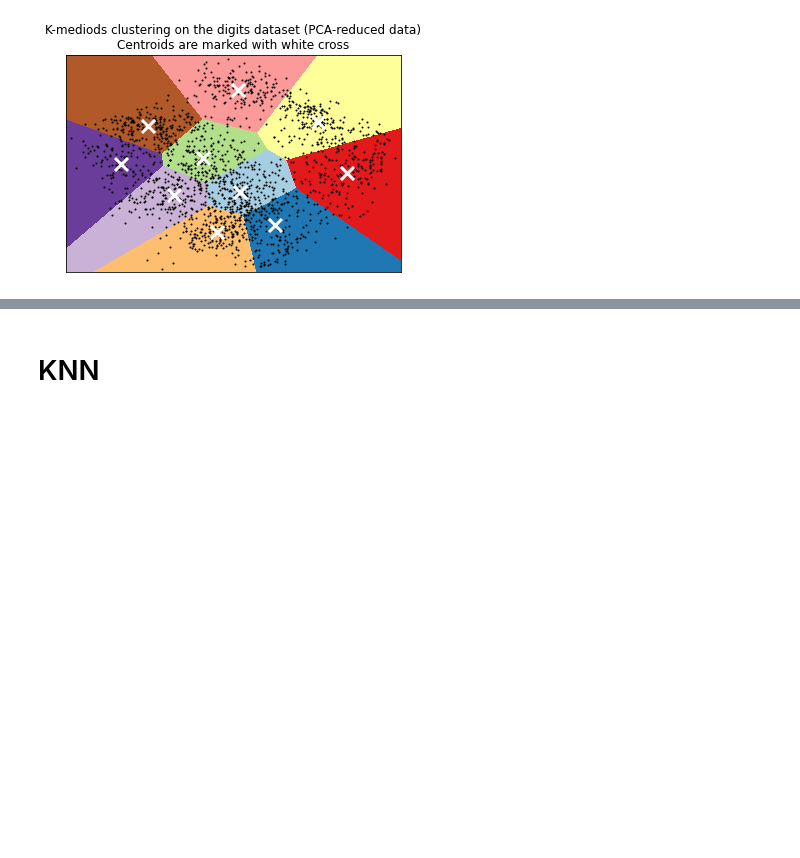
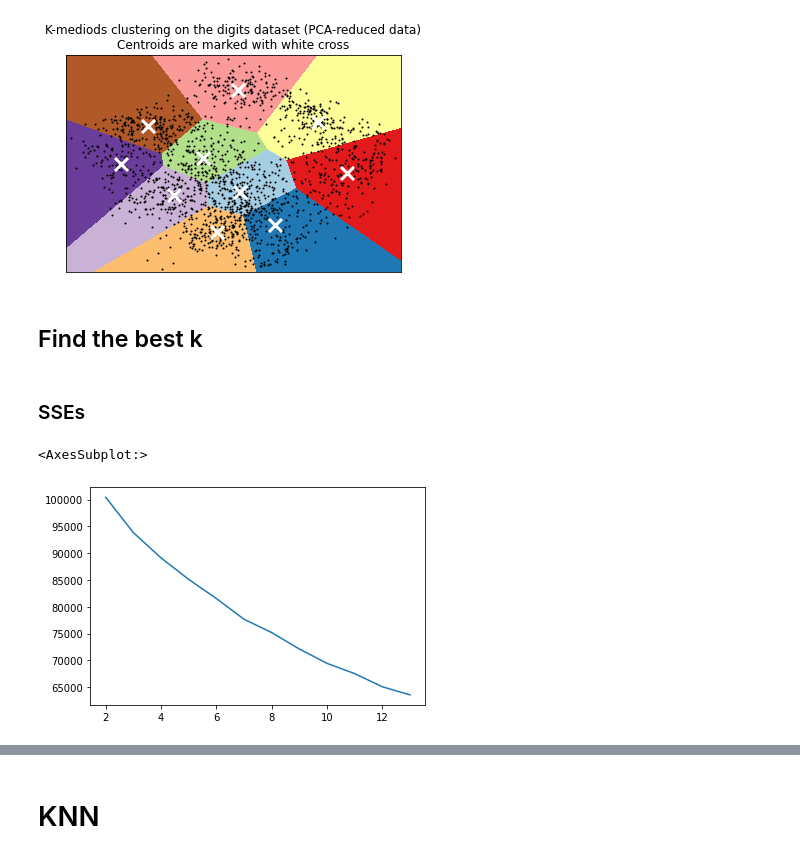
Before and after one commit to mjost5v/cs403-demo-notebooks, a Jupyter notebook: Clustering.ipynb, the cells around one changed output, grey strips where cells are left out. Drawn from its saved outputs; the diff is of its cells as text; code cells hidden in the pictures; blank space fills up the shorter version.

Commit message:
Updating Clustering notebook

```diff
--- a/Clustering.ipynb
+++ b/Clustering.ipynb
@@ -168,3 +171,27 @@ plt.yticks(())
 # %% [output]
 ([], [])
 [figure]
+# %% [markdown]
+## Find the best k
+# %%
+sse = {}
+silhouettes = {}
+
+for k in range(2, 14):
+    k_means_pipeline = make_pipeline(StandardScaler(), KMeans(n_clusters=k, max_iter=1000, random_state=42))
+    k_means_pipeline.fit(X)
+    sse[k] = k_means_pipeline[-1].inertia_
+    labels = k_means_pipeline[-1].labels_
+    scaled_X = k_means_pipeline[0].transform(X)
+    silhouettes[k] = silhouette_score(scaled_X, labels)
+
+k_values = list(sse.keys())
+sse_values = list(sse.values())
+silhouette_values = list(silhouettes.values())
+# %% [markdown]
+### SSEs
+# %%
+sns.lineplot(x=k_values, y=sse_values)
+# %% [output]
+<AxesSubplot:>
+[figure, added]
```
Also changed, not shown: parts of 27 cells of this notebook.
